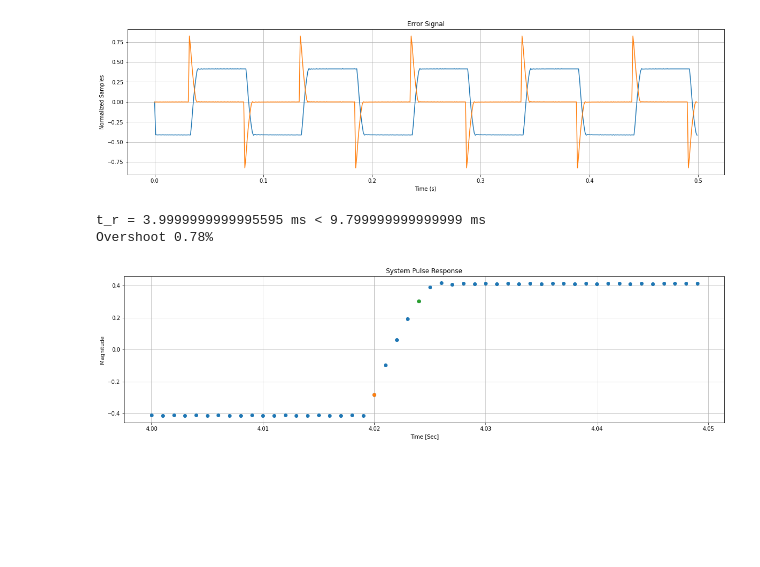
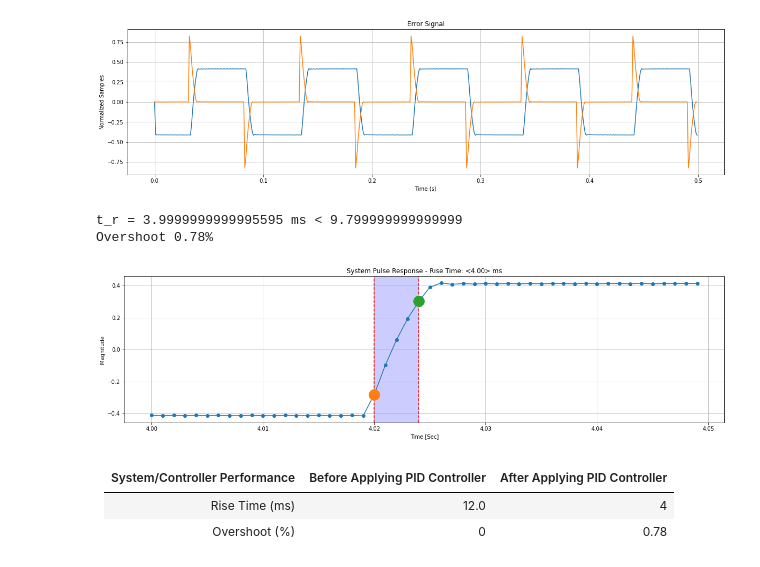
Before and after one commit to lorsi96/System-Identification-Control-for-RCRC-Circuit, a Jupyter notebook: informe.ipynb, the cells around one changed output. Cells and saved outputs as stored; diff of their text form; code cells hidden in the pictures; blank space fills up the shorter version.

```diff
--- a/informe.ipynb
+++ b/informe.ipynb
@@ -386,39 +451,48 @@ plt.show()
 v10 = (pid_tuned_df['ADC'].max() - pid_tuned_df['ADC'].min())*.1 + pid_tuned_df['ADC'].min()
 v90 = (pid_tuned_df['ADC'].max() - pid_tuned_df['ADC'].min())*.9 + pid_tuned_df['ADC'].min()
 
 offset = 4000
 data = np.array(pid_tuned_df['ADC'][offset:offset+(SR_F_HZ//SQ_WAVE_F_HZ//2)])
 tme = np.array(pid_tuned_df['Time'][offset:offset+(SR_F_HZ//SQ_WAVE_F_HZ//2)])
 
 # Cleanup missed samples
 zero_indices = np.where(data == 0)[0]
 
 # Replace zeros with previous value
 for i in zero_indices:
     data[i] = data[i-1]
 
 # Buscamos los instantes en los que ocurren.
 t10_i = np.argmin(np.abs(data - v10))
 t90_i = np.argmin(np.abs(data - v90))
 
+# Calculamos el Risetime.
+tr = abs(tme[t90_i] - tme[t10_i])
+print(f't_r = {tr * 1000} ms < {14 * 0.7}')
+
 # Graficamos.
 plt.figure(figsize=(20, 5))
-plt.plot(tme, data, 'o')
-plt.plot(tme[t10_i], data[t10_i], 'o')
-plt.plot(tme[t90_i], data[t90_i], 'o')
-plt.title('System Pulse Response')
+plt.plot(tme, data, '-o')
+plt.axvline(tme[t10_i], color='red', linestyle='--')
+plt.axvline(tme[t90_i], color='red', linestyle='--')
+plt.axvspan(tme[t10_i], tme[t90_i], facecolor='blue', alpha=0.2)
+plt.plot(tme[t10_i], data[t10_i], 'o', markersize=20)
+plt.plot(tme[t90_i], data[t90_i], 'o', markersize=20)
+plt.title(f'System Pulse Response - Rise Time: <{tr * 1000:.2f}> ms')
 plt.ylabel('Magnitude')
 plt.xlabel('Time [Sec]')
 plt.grid()
 
-# Calculamos el Risetime.
-tr = abs(tme[t90_i] - tme[t10_i])
-print(f't_r = {tr * 1000} ms < {14 * 0.7}')
 
 # Overshoot
 osht = (pid_tuned_df['ADC'].max() / pid_tuned_df['DAC'].max() - 1.) * 100
 print(f'Overshoot {osht:.2f}%')
 # %% [output]
-t_r = 3.9999999999995595 ms < 9.799999999999999 ms
+t_r = 3.9999999999995595 ms < 9.799999999999999
 Overshoot 0.78%
-[figure, old version]
+[figure, new version]
+# %% [markdown]
+| System/Controller Performance | Before Applying PID Controller | After Applying PID Controller |
+|:------------------------------:|:------------------------------:|:------------------------------:|
+|         Rise Time (ms)         |             12.0               |                4               |
+|        Overshoot (%)          |               0                |              0.78              |
```
Also changed, not shown: parts of 14 cells of this notebook.
